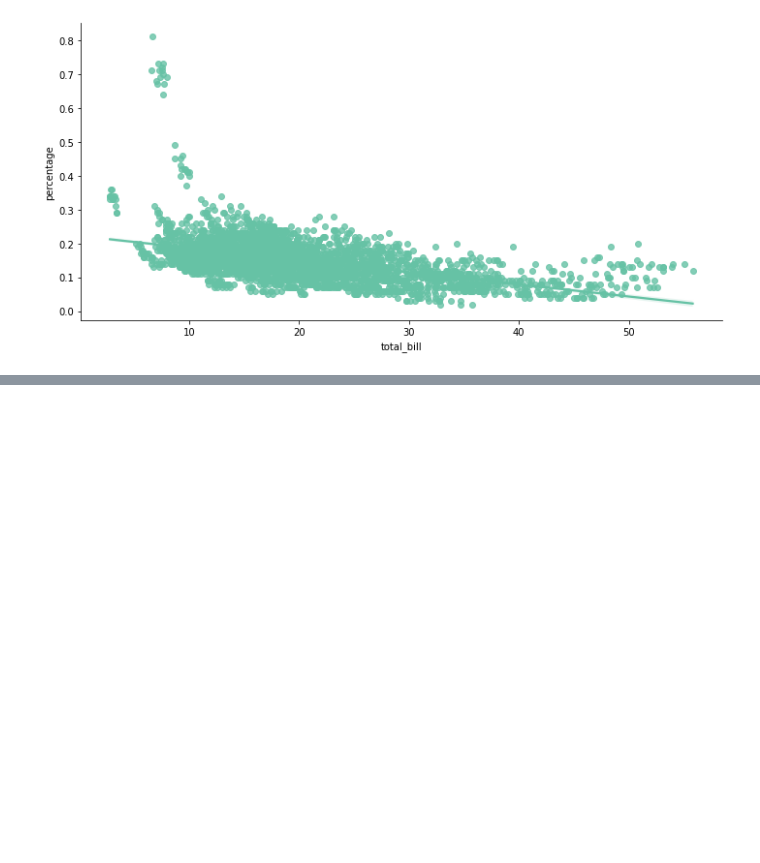
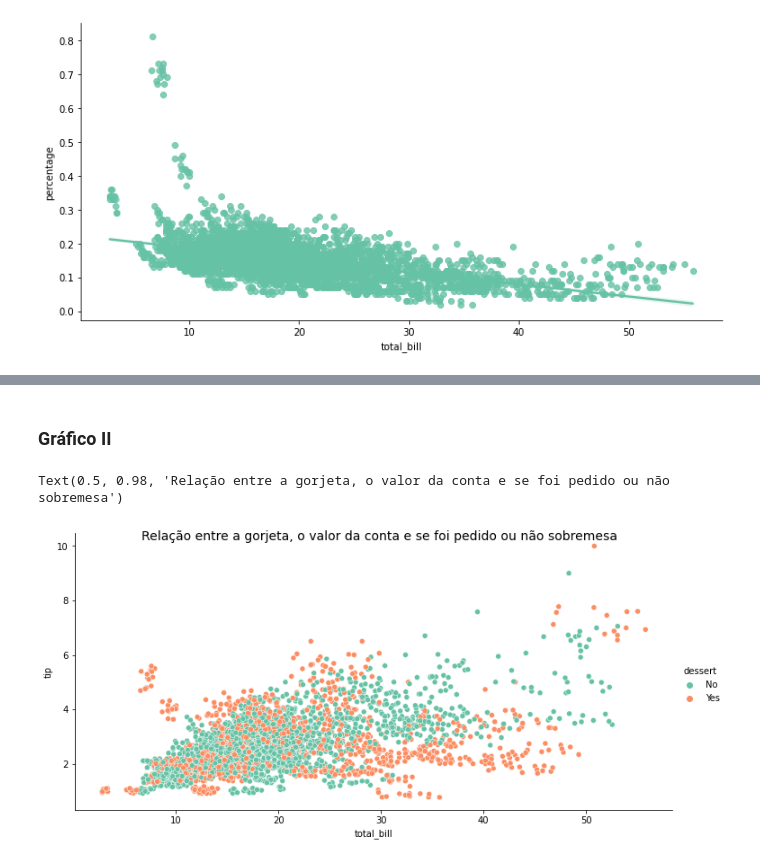
Before and after one commit to strawndri/data-visualization, a Jupyter notebook: Notebooks/Gorjetas.ipynb, the cells around one changed output, grey strips where cells are left out. Cells and saved outputs as stored; diff of their text form; code cells hidden in the pictures; blank space fills up the shorter version.

```diff
--- a/Notebooks/Gorjetas.ipynb
+++ b/Notebooks/Gorjetas.ipynb
@@ -578,0 +624,8 @@ percentage_bill3 = sns.lmplot(x="total_bill", y="percentage", data=data, aspect=
+# %% [markdown]
+### Gráfico II
+# %%
+graphic_dessert2 = sns.relplot(x='total_bill', y='tip', hue='dessert', data=data, aspect=2)
+graphic_dessert2.figure.suptitle('Relação entre a gorjeta, o valor da conta e se foi pedido ou não sobremesa', fontsize=14)
+# %% [output]
+Text(0.5, 0.98, 'Relação entre a gorjeta, o valor da conta e se foi pedido ou não sobremesa')
+[figure, added]
```
Also changed, not shown: parts of 21 cells of this notebook.
